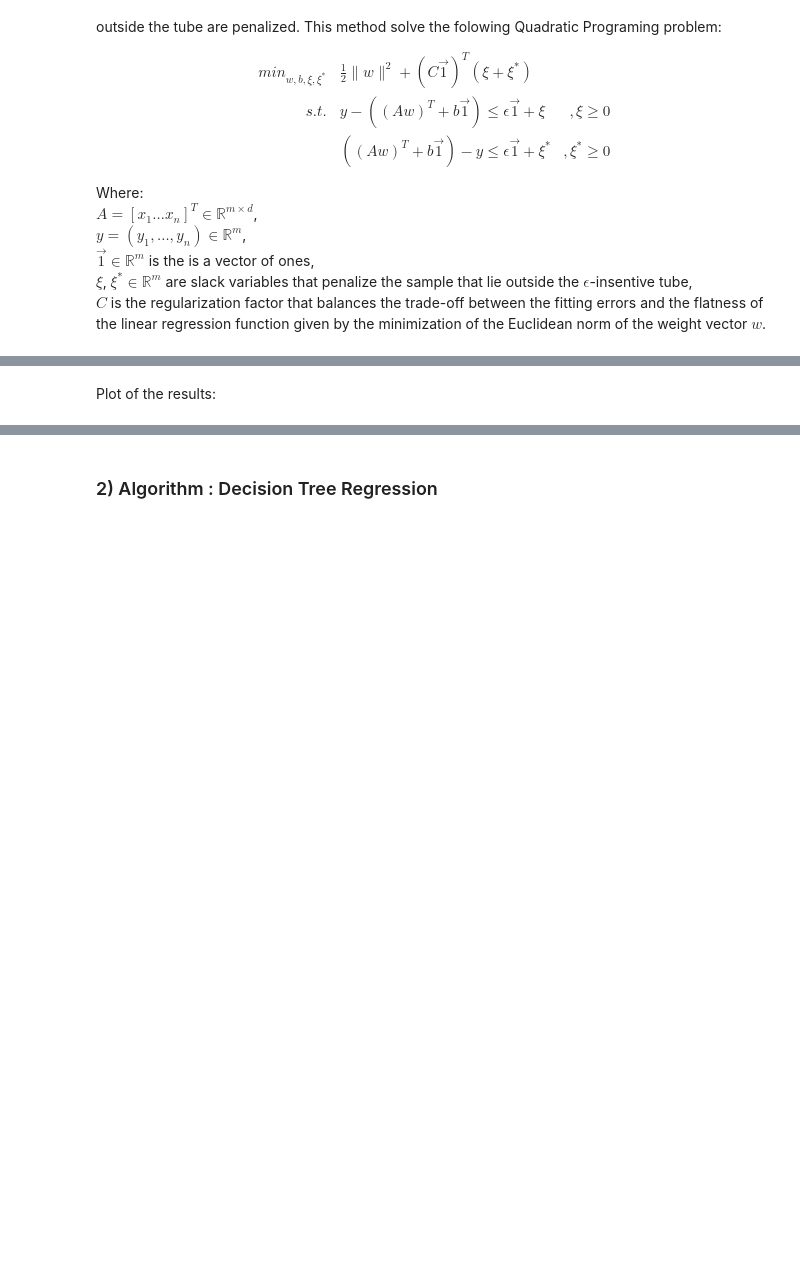
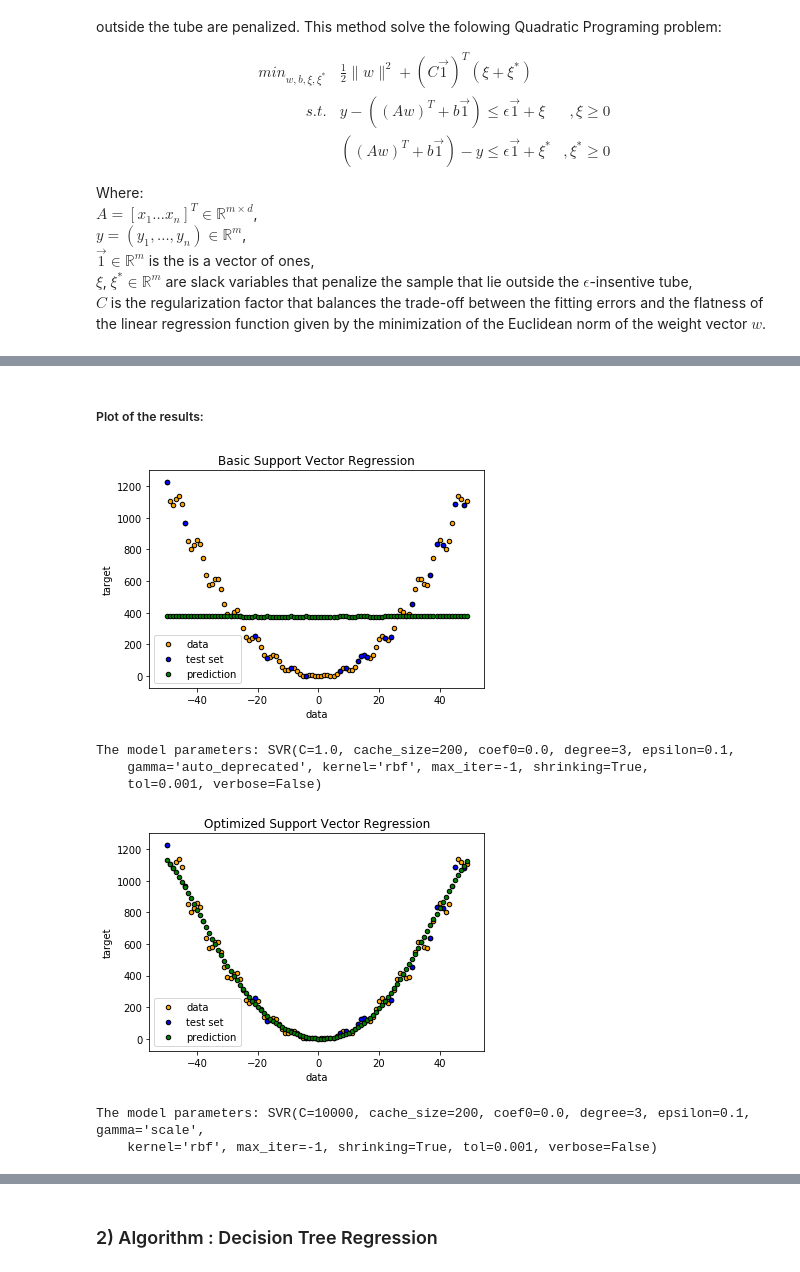
Before and after one commit to sofros/SFML_INFO_F422, a Jupyter notebook: Regression_Notebook.ipynb, the cells around one changed output, grey strips where cells are left out. Drawn from its saved outputs; the diff is of its cells as text; code cells hidden in the pictures; blank space fills up the shorter version.

```diff
--- a/Regression_Notebook.ipynb
+++ b/Regression_Notebook.ipynb
@@ -164,14 +254,36 @@ print("Maximum error :",max_error(Y, svm_ropt.predict(X)))
 # %% [markdown]
-Plot of the results:
+##### Plot of the results:
 # %%
 plt.figure()
 plt.scatter(X[:,:1], Y, s=20, edgecolor="black",c="orange", label="data")
 plt.scatter(x_test[:,:1], y_test, s=20, edgecolor="black",c="blue", label="test set")
-plt.scatter(X[:,:1], svm_ropt.predict(X), s=20, edgecolor="black",c="green", label="prediction")
+plt.scatter(X[:,:1], svm_r.predict(X), s=20, edgecolor="black",c="green", label="prediction")
 plt.xlabel("data")
 plt.ylabel("target")
-plt.title("Support Vector Regression")
+plt.title("Basic Support Vector Regression")
 plt.legend()
 plt.show()
 
-print("The model parameters:",svm_ropt)
+print("The model parameters:",svm_r)
+
+
+if svm_optimized :
+    plt.figure()
+    plt.scatter(X[:,:1], Y, s=20, edgecolor="black",c="orange", label="data")
+    plt.scatter(x_test[:,:1], y_test, s=20, edgecolor="black",c="blue", label="test set")
+    plt.scatter(X[:,:1], svm_ropt.predict(X), s=20, edgecolor="black",c="green", label="prediction")
+    plt.xlabel("data")
+    plt.ylabel("target")
+    plt.title("Optimized Support Vector Regression")
+    plt.legend()
+    plt.show()
+
+    print("The model parameters:",svm_ropt)
+# %% [output]
+[figure, added]
+The model parameters: SVR(C=1.0, cache_size=200, coef0=0.0, degree=3, epsilon=0.1,
+    gamma='auto_deprecated', kernel='rbf', max_iter=-1, shrinking=True,
+    tol=0.001, verbose=False)
+[figure, added]
+The model parameters: SVR(C=10000, cache_size=200, coef0=0.0, degree=3, epsilon=0.1, gamma='scale',
+    kernel='rbf', max_iter=-1, shrinking=True, tol=0.001, verbose=False)
```
Also changed, not shown: parts of 73 cells of this notebook, 1 other file.
